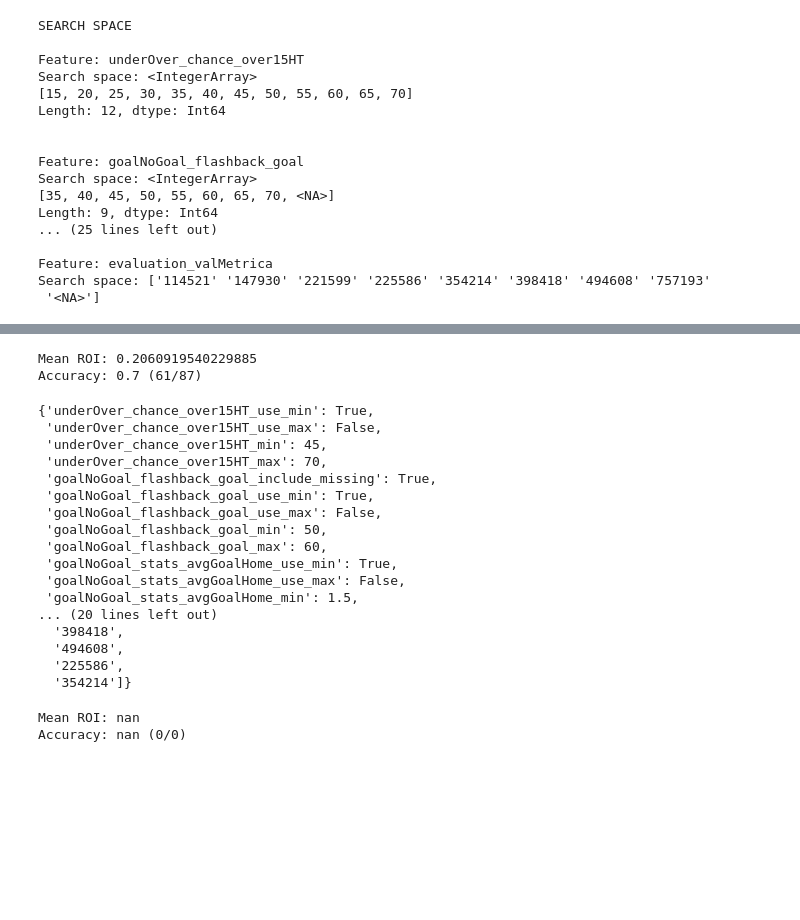
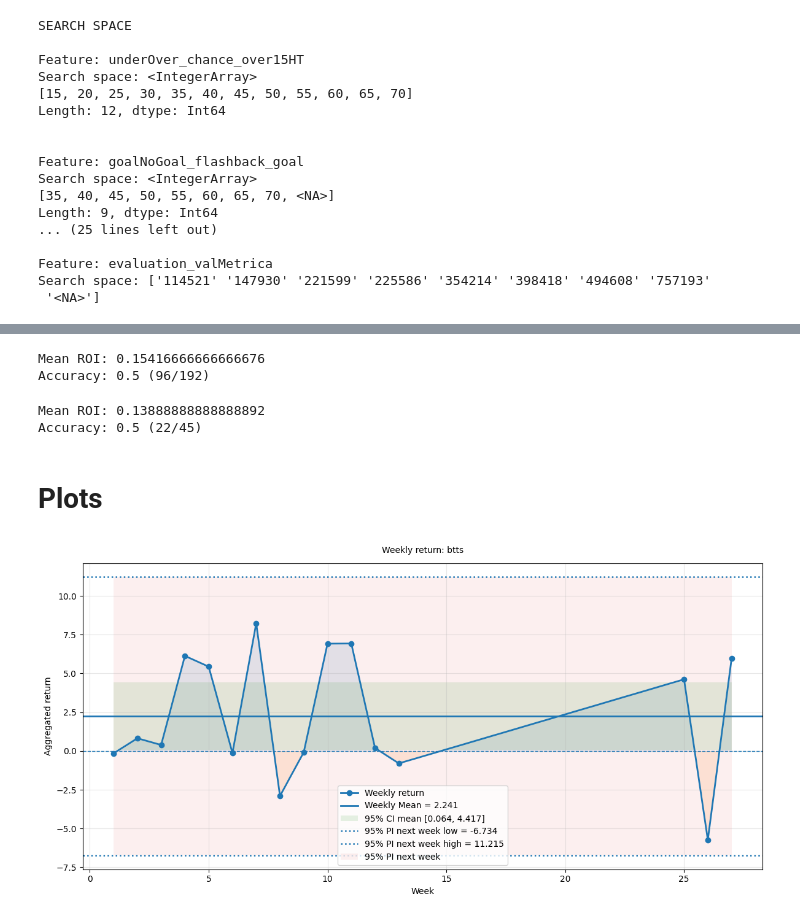
Before and after one commit to NickOLeeney/bet-master-analytics, a Jupyter notebook: src/models/btts/greedy_model.ipynb, the cells around one changed output, grey strips where cells are left out. Drawn from its saved outputs; the diff is of its cells as text; code cells hidden in the pictures; blank space fills up the shorter version.

Commit message:
added visual

```diff
--- a/src/models/btts/greedy_model.ipynb
+++ b/src/models/btts/greedy_model.ipynb
@@ -104,7 +104,7 @@ df_loaded = df_loaded.sort_values('time').reset_index(drop=True)
 
 # Train/test split
 df = df_loaded.copy()
-df["return"] = df.apply(lambda x: get_return(strategy=x["btts"], odds=x["goalNoGoal_quote_currentGG"]), axis=1)
+df["return"] = df.apply(lambda x: get_return(strategy=x[target_col], odds=x["goalNoGoal_quote_currentGG"]), axis=1)
 
 df_train, df_test = time_based_train_test_split(df=df, time_col="time", train_frac=0.8)
 # %%
@@ -379,43 +357,40 @@ df_train_filtered = df_train_binned[train_mask]
 df_test_filtered = df_test_binned[test_mask]
 # %%
 mean_roi = df_train_filtered["return"].mean()
-right = df_train_filtered["btts"].sum()
+right = df_train_filtered[target_col].sum()
 total = df_train_filtered.shape[0]
 
 accuracy = np.round((right / total), 1)
 print(f"Mean ROI: {mean_roi}")
 print(f"Accuracy: {accuracy} ({right}/{total})")
 # %% [output]
-Mean ROI: 0.2060919540229885
-Accuracy: 0.7 (61/87)
+Mean ROI: 0.15416666666666676
+Accuracy: 0.5 (96/192)
-# %%
-params_dict
-# %% [output]
-{'underOver_chance_over15HT_use_min': True,
- 'underOver_chance_over15HT_use_max': False,
- 'underOver_chance_over15HT_min': 45,
- 'underOver_chance_over15HT_max': 70,
- 'goalNoGoal_flashback_goal_include_missing': True,
- 'goalNoGoal_flashback_goal_use_min': True,
- 'goalNoGoal_flashback_goal_use_max': False,
- 'goalNoGoal_flashback_goal_min': 50,
- 'goalNoGoal_flashback_goal_max': 60,
- 'goalNoGoal_stats_avgGoalHome_use_min': True,
- 'goalNoGoal_stats_avgGoalHome_use_max': False,
- 'goalNoGoal_stats_avgGoalHome_min': 1.5,
-... (20 lines left out)
-  '398418',
-  '494608',
-  '225586',
-  '354214']}
 # %%
 mean_roi = df_test_filtered["return"].mean()
-right = df_test_filtered["btts"].sum()
+right = df_test_filtered[target_col].sum()
 total = df_test_filtered.shape[0]
 
 accuracy = np.round((right / total), 1)
 print(f"Mean ROI: {mean_roi}")
 print(f"Accuracy: {accuracy} ({right}/{total})")
 # %% [output]
-Mean ROI: nan
-Accuracy: nan (0/0)
+Mean ROI: 0.13888888888888892
+Accuracy: 0.5 (22/45)
+# %% [markdown]
+# Plots
+# %%
+sys.path.append("../..")
+from strategies.utils import analyze_strategies, get_best_strategies
+
+df_tot_filtered = pd.concat([df_train_filtered, df_test_filtered], axis=0).reset_index(drop=True).rename(columns={target_col: "result", "time": "date"})
+df_tot_filtered = df_tot_filtered.sort_values(by="date", ascending=False)
+
+df_tot_filtered["week"] = df_tot_filtered["date"].dt.to_period("W")
+monday_start = df_tot_filtered["date"].min() - pd.to_timedelta(df_tot_filtered["date"].min().weekday(), unit="D")
+df_tot_filtered["week"] = ((df_tot_filtered["date"] - monday_start).dt.days // 7) + 1
+df_tot_filtered["strategy"] = target_col
+
+weekly_return, stats = analyze_strategies(df_tot_filtered, strategies=[target_col], print_pi=True)
+# %% [output]
+[figure, added]
```
Also changed, not shown: parts of 4 cells of this notebook, 1 other file.
